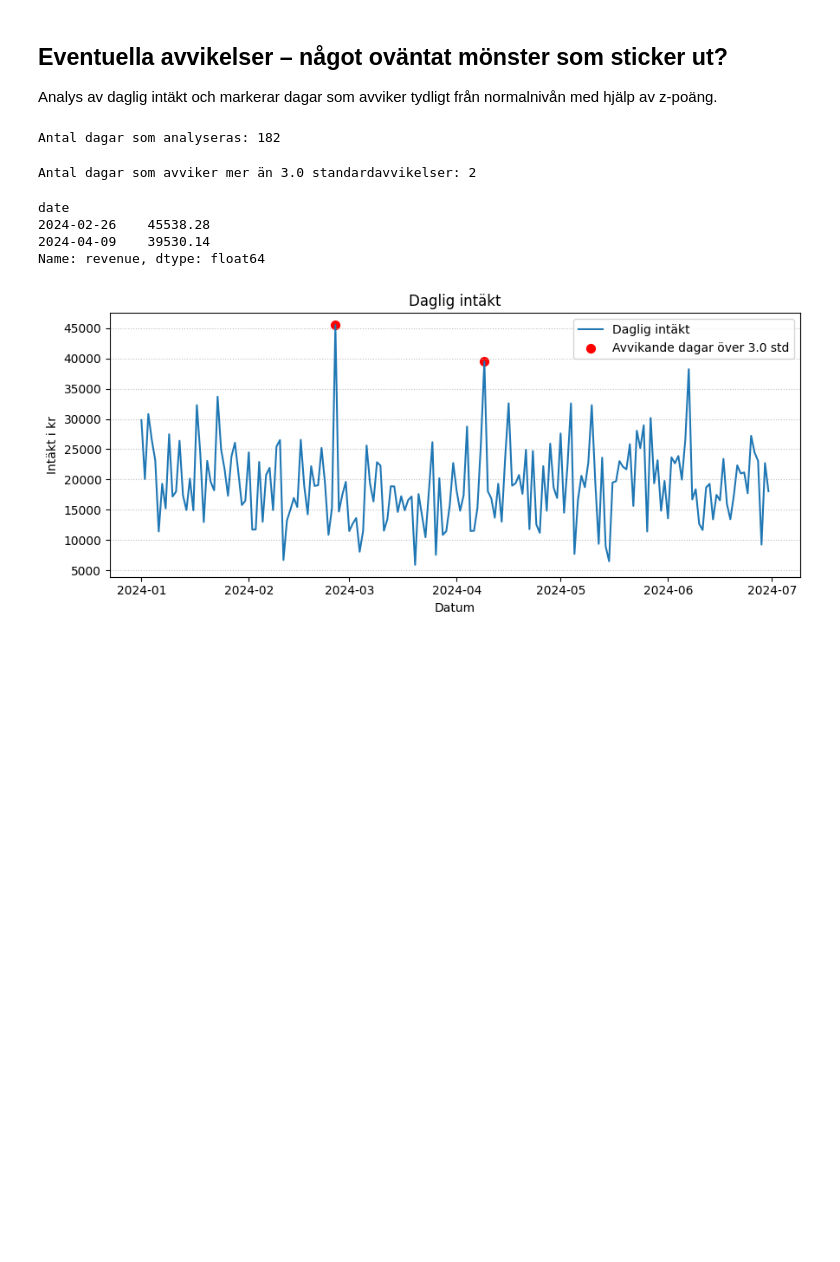
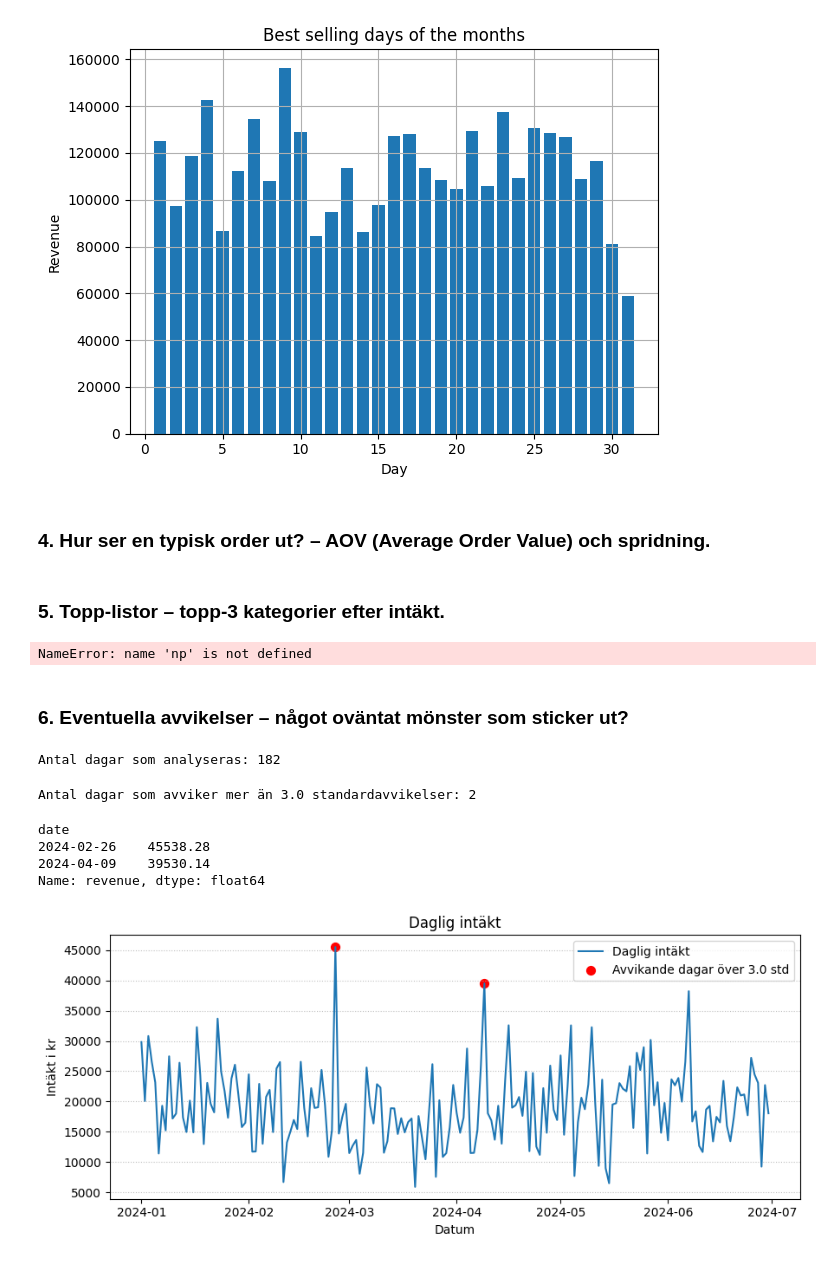
Before and after one commit to NadineKn/TW1, a Jupyter notebook: report.ipynb, the cells around one changed output. Cells and saved outputs as stored; diff of their text form; code cells hidden in the pictures; blank space fills up the shorter version.

Commit message:
Lade till min del 6 i fullständig report.ipynb

```diff
--- a/report.ipynb
+++ b/report.ipynb
@@ -1,6 +159,35 @@
+# %%
+plt.bar(revenue_by_day_of_month.index, revenue_by_day_of_month.values)
+plt.xlabel("Day")
+plt.ylabel("Revenue")
+plt.title("Best selling days of the months")
+plt.grid(True)
+plt.tight_layout()
+plt.show()
+# %% [output]
+[figure, added]
+# %% [markdown]
+### 4. Hur ser en typisk order ut? – AOV (Average Order Value) och spridning.
+# %% [markdown]
+### 5. Topp-listor – topp-3 kategorier efter intäkt.
+# %%
+# Summera intäkt per kategori
+kategori_sum = df.groupby("category")["revenue"].sum()
+
+# Plocka fram topp 3
+top3 = kategori_sum.nlargest(3)
+
+# Totala intäkten (avrundad uppåt till närmaste 500, med min 1000)
+total = kategori_sum.sum()
+total_rounded = max(1000, int(np.ceil(total / 500.0) * 500))
+
+print("Top 3 kategorier baserat på omsättning:")
+print(top3)
+print(f"\nTotal omsättning: {total} (avrundad till {total_rounded})")
+# %% [output]
+NameError: name 'np' is not defined
 # %% [markdown]
-## Eventuella avvikelser – något oväntat mönster som sticker ut?
-Analys av daglig intäkt och markerar dagar som avviker tydligt från normalnivån med hjälp av z-poäng.
+### 6. Eventuella avvikelser – något oväntat mönster som sticker ut?
 # %%
 import pandas as pd
 import matplotlib.pyplot as plt
```
Also changed, not shown: parts of 15 cells of this notebook.
